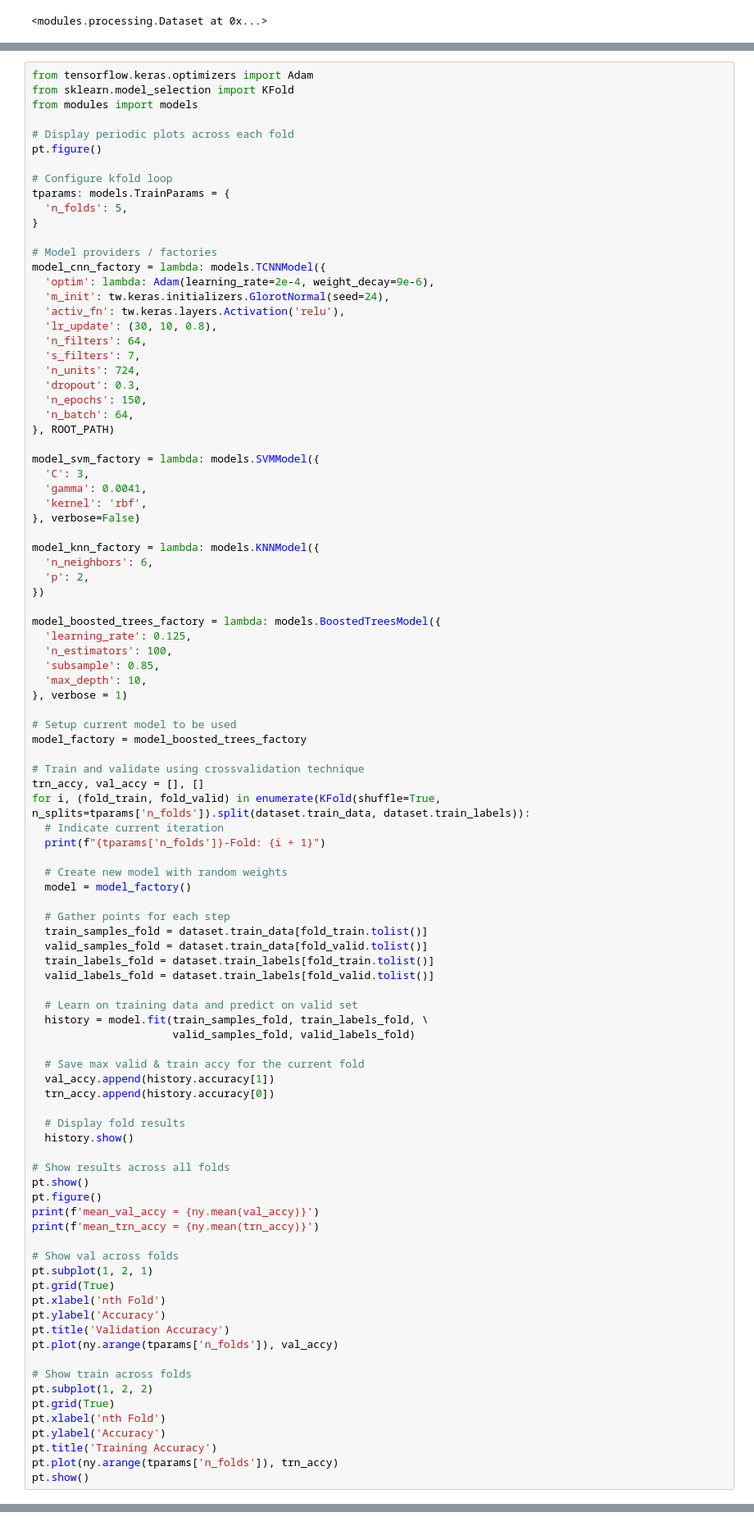
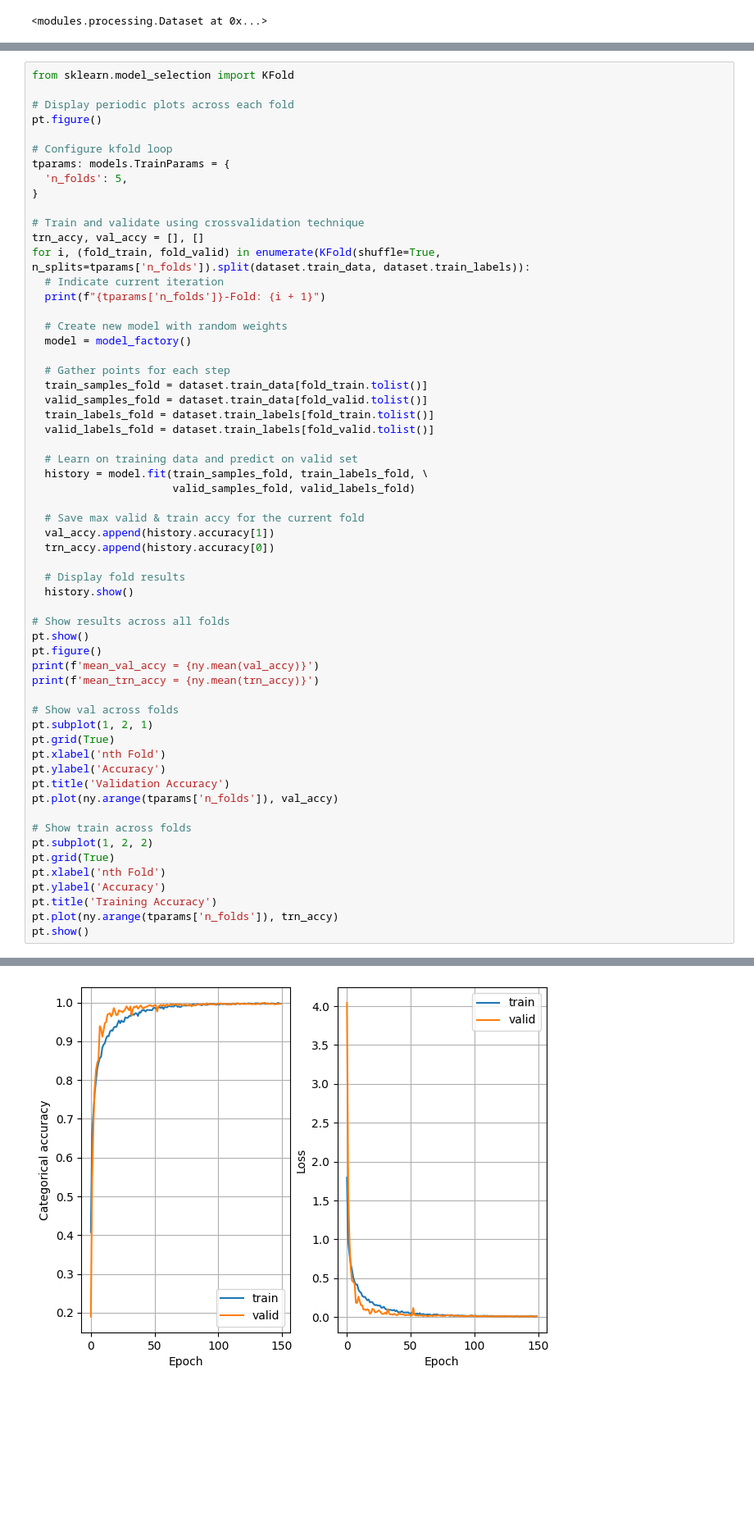
Before and after one commit to fusedbloxxer/ub-g11-pml, a Jupyter notebook: projects/smart/src/main.ipynb, the cells around one changed output, grey strips where cells are left out. Shown at 82% size. Cells and saved outputs as stored; diff of their text form; blank space fills up the shorter version.

```diff
--- a/projects/smart/src/main.ipynb
+++ b/projects/smart/src/main.ipynb
@@ -149,7 +196,5 @@ dataset.reshape((-1, 450))
 # %%
-from tensorflow.keras.optimizers import Adam
 from sklearn.model_selection import KFold
-from modules import models
 
 # Display periodic plots across each fold
 pt.figure()
@@ -158,41 +203,6 @@ pt.figure()
 tparams: models.TrainParams = {
   'n_folds': 5,
 }
-
-# Model providers / factories
-model_cnn_factory = lambda: models.TCNNModel({
-  'optim': lambda: Adam(learning_rate=2e-4, weight_decay=9e-6),
-  'm_init': tw.keras.initializers.GlorotNormal(seed=24),
-  'activ_fn': tw.keras.layers.Activation('relu'),
-  'lr_update': (30, 10, 0.8),
-  'n_filters': 64,
-  's_filters': 7,
-  'n_units': 724,
-  'dropout': 0.3,
-  'n_epochs': 150,
-  'n_batch': 64,
-}, ROOT_PATH)
-
-model_svm_factory = lambda: models.SVMModel({
-  'C': 3,
-  'gamma': 0.0041,
-  'kernel': 'rbf',
-}, verbose=False)
-
-model_knn_factory = lambda: models.KNNModel({
-  'n_neighbors': 6,
-  'p': 2,
-})
-
-model_boosted_trees_factory = lambda: models.BoostedTreesModel({
-  'learning_rate': 0.125,
-  'n_estimators': 100,
-  'subsample': 0.85,
-  'max_depth': 10,
-}, verbose = 1)
-
-# Setup current model to be used
-model_factory = model_boosted_trees_factory
 
 # Train and validate using crossvalidation technique
 trn_accy, val_accy = [], []
@@ -249,0 +301 @@ KeyboardInterrupt:
+[figure, added]
```
Also changed, not shown: parts of 9 cells of this notebook, 4 other files.
